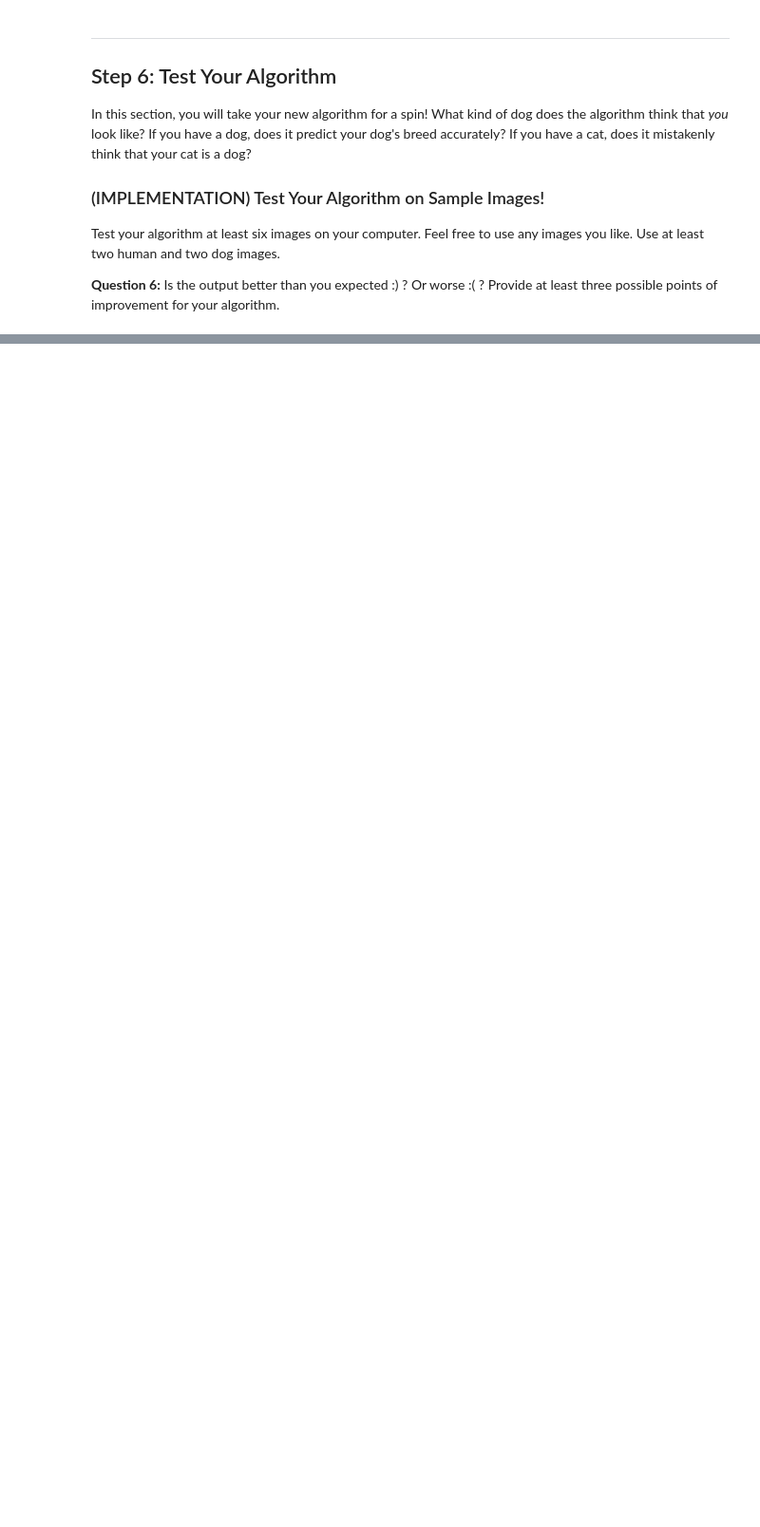
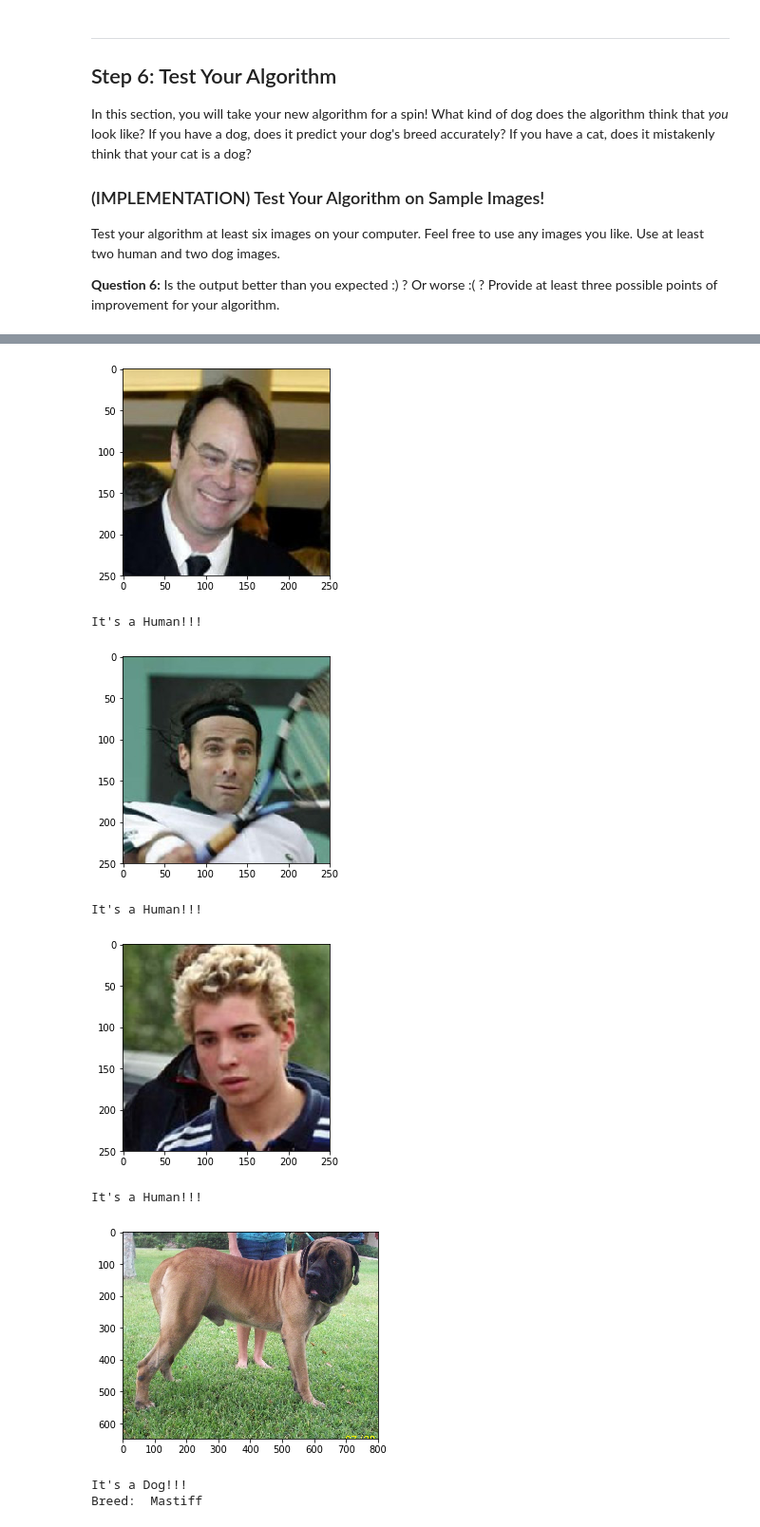
Before and after one commit to sandeeppatil/DLND-project2-dog-classification, a Jupyter notebook: dog_app.ipynb, the cells around one changed output, grey strips where cells are left out. Shown at 95% size. Drawn from its saved outputs; the diff is of its cells as text; code cells hidden in the pictures; blank space fills up the shorter version.

```diff
--- a/dog_app.ipynb
+++ b/dog_app.ipynb
@@ -739,9 +941,3 @@ optimizer_transfer = None
 ### (IMPLEMENTATION) Train and Validate the Model
 
 Train and validate your model in the code cell below.  [Save the final model parameters](http://pytorch.org/docs/master/notes/serialization.html) at filepath `'model_transfer.pt'`.
-# %%
-# train the model
-model_transfer = # train(n_epochs, loaders_transfer, model_transfer, optimizer_transfer, criterion_transfer, use_cuda, 'model_transfer.pt')
-
-# load the model that got the best validation accuracy (uncomment the line below)
-#model_transfer.load_state_dict(torch.load('model_transfer.pt'))
@@ -760,8 +1088,26 @@ Write a function that takes an image path as input and returns the dog breed (`A
 ### and returns the dog breed that is predicted by the model.
 
 # list of class names by index, i.e. a name can be accessed like class_names[0]
-class_names = [item[4:].replace("_", " ") for item in data_transfer['train'].classes]
-
+class_names = [item[4:].replace("_", " ") for item in loaders['train'].dataset.classes]
+print (class_names)
 def predict_breed_transfer(img_path):
     # load the image and return the predicted breed
-    return None
+
+    ## Get and prepare image for input
+    img = Image.open(img_path).convert("RGB")
+    plt.imshow(img)
+    img_transforms = transforms.Compose([
+        transforms.Resize((240,240)),
+        transforms.ToTensor(),
+        transforms.Normalize(mean=[0.485, 0.456, 0.406],std=[0.229, 0.224, 0.225])
+    ])
+
+    input_img = img_transforms(img)
+    input_img = input_img[None,:,:]
+
+    use_coda = torch.cuda.is_available()
+    if use_cuda:
+        input_img = input_img.cuda()
+    model_transfer.eval()
+    idx = torch.argmax(model_transfer(input_img))
+    return class_names[idx]
@@ -789,6 +1137,17 @@ Some sample output for our algorithm is provided below, but feel free to design
 
 def run_app(img_path):
     ## handle cases for a human face, dog, and neither
+    img = Image.open(img_path)
+    plt.imshow(img)
+    plt.show()
+    if(face_detector(img_path)):
+        print("It's a Human!!!")
+    elif(dog_detector(img_path)):
+        print("It's a Dog!!!")
+        prediction = predict_breed_transfer(img_path)
+        print("Breed: ", prediction)
+    else:
+        print("Neither dog not human detected...")
 # %% [markdown]
 ---
 <a id='step6'></a>
@@ -806,8 +1170,18 @@ __Answer:__ (Three possible points for improvement)
 # %%
 ## TODO: Execute your algorithm from Step 6 on
 ## at least 6 images on your computer.
 ## Feel free to use as many code cells as needed.
 
 ## suggested code, below
-for file in np.hstack((human_files[:3], dog_files[:3])):
+for file in np.hstack((human_files[:3], dog_files[:7])):
     run_app(file)
+# %% [output]
+[figure, added]
+It's a Human!!!
+[figure, added]
+It's a Human!!!
+[figure, added]
+It's a Human!!!
+[figure, added]
+It's a Dog!!!
+Breed:  Mastiff
```
Also changed, not shown: parts of 31 cells of this notebook, 3 other files.
